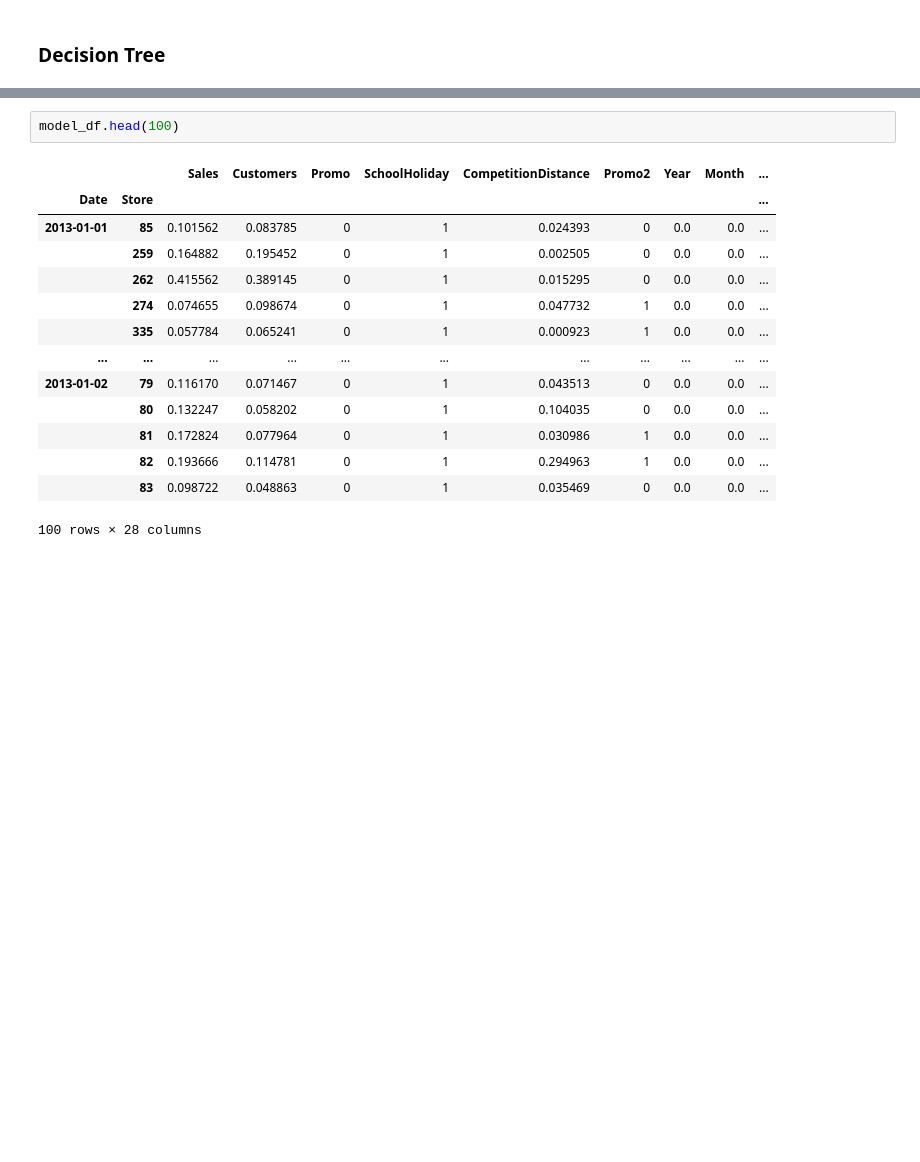
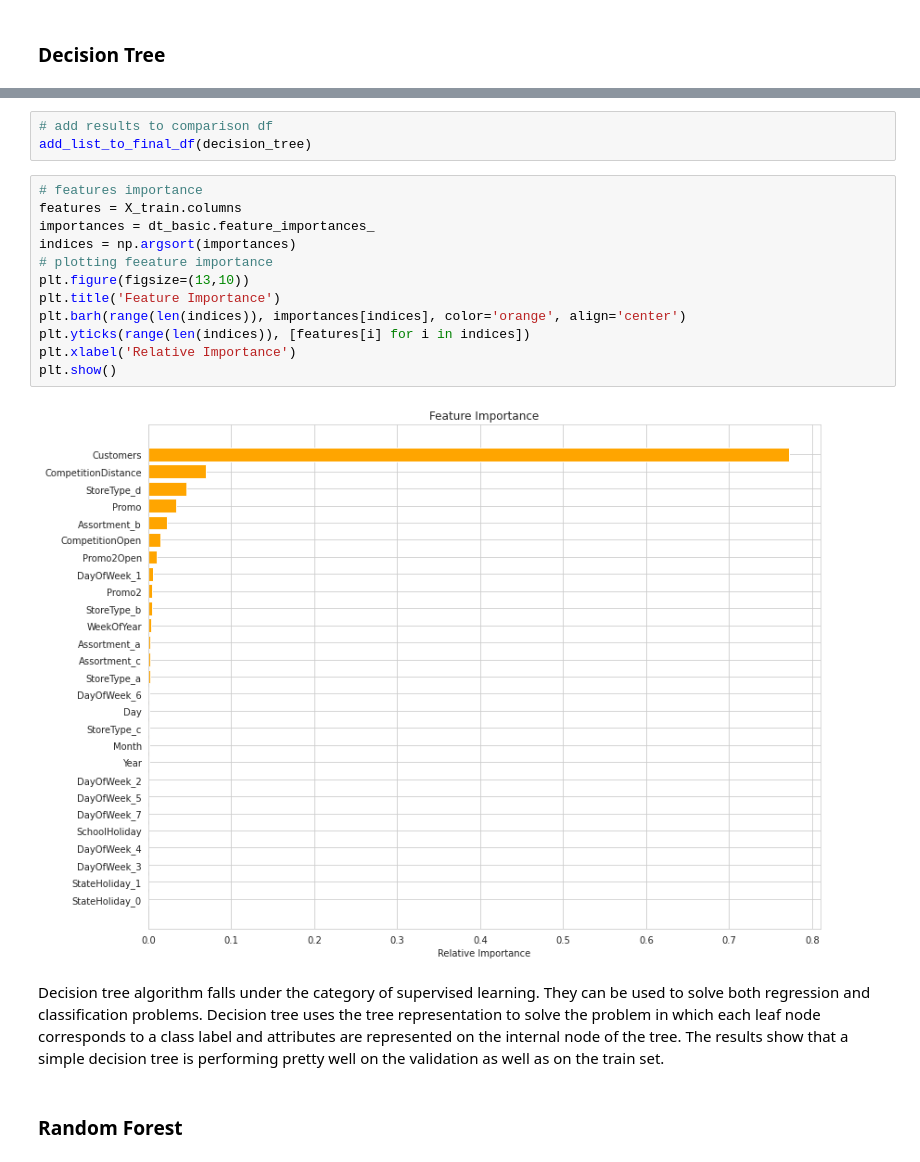
Before and after one commit to krishna9734/Rossmann-Sales-Prediction, a Jupyter notebook: Rossmann_Sales_Prediction_Capstone_Project.ipynb, the cells around one changed output, grey strips where cells are left out. Drawn from its saved outputs; the diff is of its cells as text; blank space fills up the shorter version.

```diff
--- a/Rossmann_Sales_Prediction_Capstone_Project.ipynb
+++ b/Rossmann_Sales_Prediction_Capstone_Project.ipynb
@@ -604,17 +621,21 @@ The Adjusted R2 for the validation set is 0.917859
-# %%
-model_df.head(100)
-# %% [output]
-|  |  | Sales | Customers | Promo | SchoolHoliday | CompetitionDistance | Promo2 | Year | Month | ... |
-| Date | Store |  |  |  |  |  |  |  |  | ... |
-| 2013-01-01 | 85 | 0.101562 | 0.083785 | 0 | 1 | 0.024393 | 0 | 0.0 | 0.0 | ... |
-|  | 259 | 0.164882 | 0.195452 | 0 | 1 | 0.002505 | 0 | 0.0 | 0.0 | ... |
-|  | 262 | 0.415562 | 0.389145 | 0 | 1 | 0.015295 | 0 | 0.0 | 0.0 | ... |
-|  | 274 | 0.074655 | 0.098674 | 0 | 1 | 0.047732 | 1 | 0.0 | 0.0 | ... |
-|  | 335 | 0.057784 | 0.065241 | 0 | 1 | 0.000923 | 1 | 0.0 | 0.0 | ... |
-| ... | ... | ... | ... | ... | ... | ... | ... | ... | ... | ... |
-| 2013-01-02 | 79 | 0.116170 | 0.071467 | 0 | 1 | 0.043513 | 0 | 0.0 | 0.0 | ... |
-|  | 80 | 0.132247 | 0.058202 | 0 | 1 | 0.104035 | 0 | 0.0 | 0.0 | ... |
-|  | 81 | 0.172824 | 0.077964 | 0 | 1 | 0.030986 | 1 | 0.0 | 0.0 | ... |
-|  | 82 | 0.193666 | 0.114781 | 0 | 1 | 0.294963 | 1 | 0.0 | 0.0 | ... |
-|  | 83 | 0.098722 | 0.048863 | 0 | 1 | 0.035469 | 0 | 0.0 | 0.0 | ... |
-100 rows × 28 columns
+# %%
+# add results to comparison df
+add_list_to_final_df(decision_tree)
+# %%
+# features importance
+features = X_train.columns
+importances = dt_basic.feature_importances_
+indices = np.argsort(importances)
+# plotting feeature importance
+plt.figure(figsize=(13,10))
+plt.title('Feature Importance')
+plt.barh(range(len(indices)), importances[indices], color='orange', align='center')
+plt.yticks(range(len(indices)), [features[i] for i in indices])
+plt.xlabel('Relative Importance')
+plt.show()
+# %% [output]
+[figure, added]
+# %% [markdown]
+Decision tree algorithm falls under the category of supervised learning. They can be used to solve both regression and classification problems. Decision tree uses the tree representation to solve the problem in which each leaf node corresponds to a class label and attributes are represented on the internal node of the tree. The results show that a simple decision tree is performing pretty well on the validation as well as on the train set.
+# %% [markdown]
+### Random Forest
```
Also changed, not shown: parts of 35 cells of this notebook.
